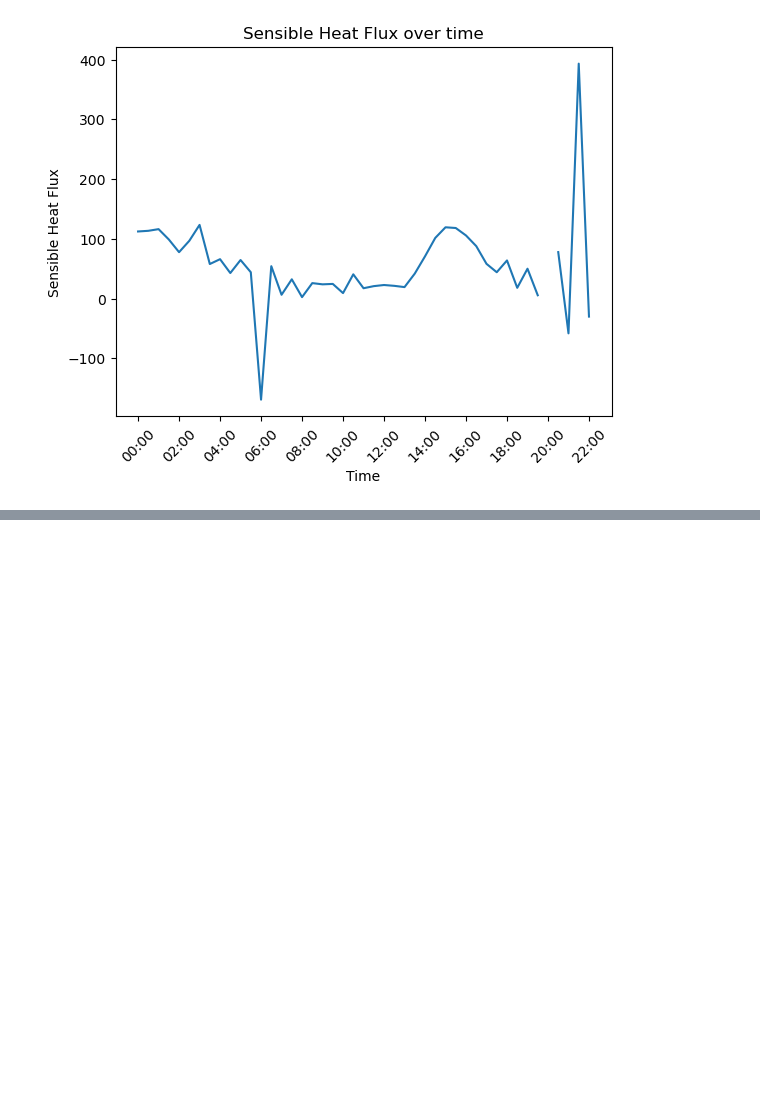
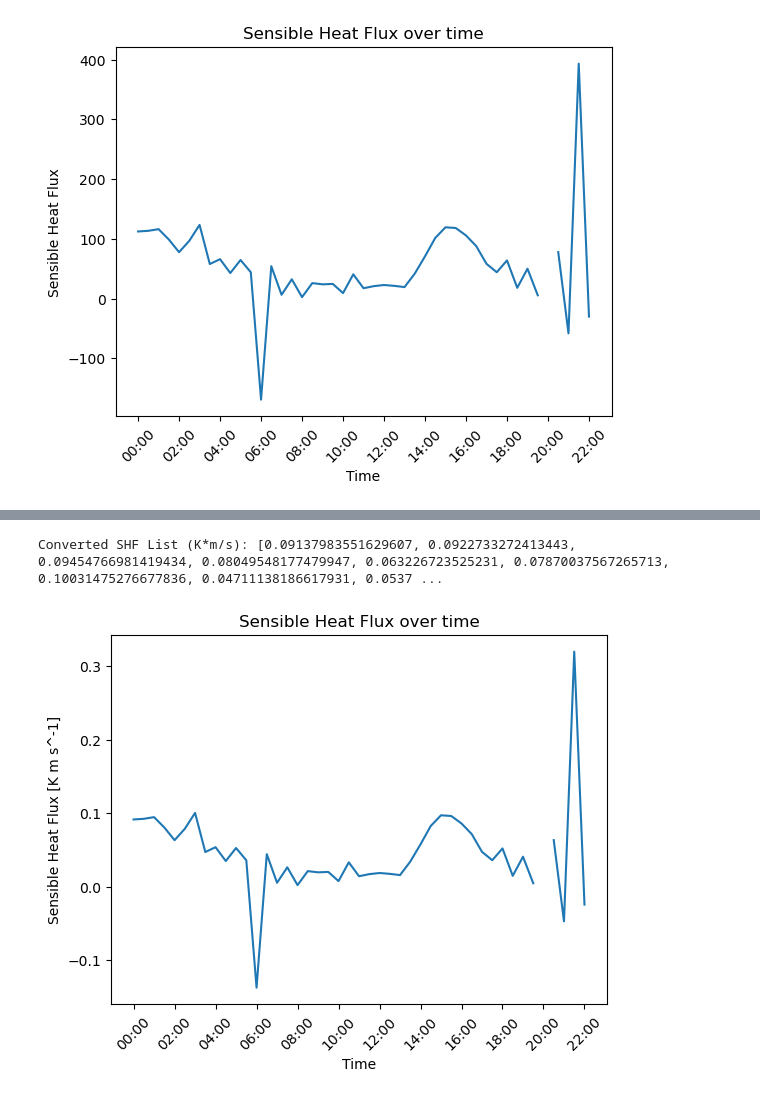
Before and after one commit to clevernat/BL-term-project, a Jupyter notebook: term-project.ipynb, the cells around one changed output, grey strips where cells are left out. Saved outputs shown, nothing was run; the diff lists cells and outputs as text; code cells hidden in the pictures; blank space fills up the shorter version.

```diff
--- a/term-project.ipynb
+++ b/term-project.ipynb
@@ -325,0 +336,36 @@ ax.xaxis.set_major_formatter(mdates.DateFormatter('%H:%M'))
+# %%
+air_density = 1.225
+air_shc = 1005
+
+def convert_shf_list(shf_list):
+  """Convert a list of SHF values from W/m^2 to K*m/s"""
+  # Empty list to store converted values
+  shf_kms_list = []
+  # Iterate through list
+  for shf in shf_list:
+    # Calculate and append conversion
+    shf_kms = shf / (air_density * air_shc)
+    shf_kms_list.append(shf_kms)
+  return shf_kms_list
+# %%
+# Convert list
+converted_list = convert_shf_list(sensible_heat_flux)
+print(f"Converted SHF List (K*m/s): {converted_list}")
+# %% [output]
+Converted SHF List (K*m/s): [0.09137983551629607, 0.0922733272413443, 0.09454766981419434, 0.08049548177479947, 0.063226723525231, 0.07870037567265713, 0.10031475276677836, 0.04711138186617931, 0.0537 ...
+# %%
+fig, ax = plt.subplots()
+ax.plot(time_for_lat_sens_heat, converted_list)
+ax.set_xlabel("Time")
+ax.set_ylabel("Sensible Heat Flux [K m s^-1]")
+ax.set_title('Sensible Heat Flux over time')
+
+# Set x-ticks at regular intervals (e.g., every 3 hours)
+ax.xaxis.set_major_locator(mdates.HourLocator(interval=2))
+ax.xaxis.set_major_formatter(mdates.DateFormatter('%H:%M'))
+
+# # Rotate the x-tick labels for better readability
+plt.xticks(rotation=45);
+# fig.savefig("./figures/latent-heat-flux.png", dpi=500, bbox_inches="tight")
+# %% [output]
+[figure, added]
```
Also changed, not shown: parts of 5 cells of this notebook.
